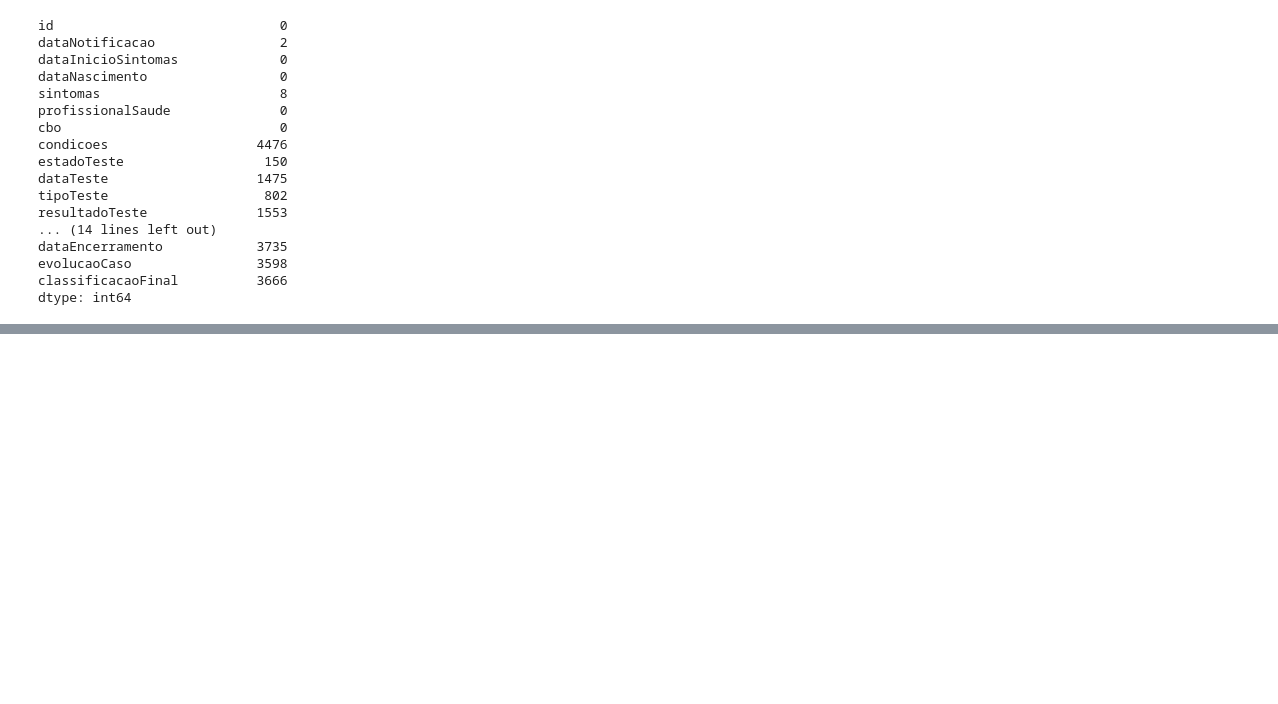
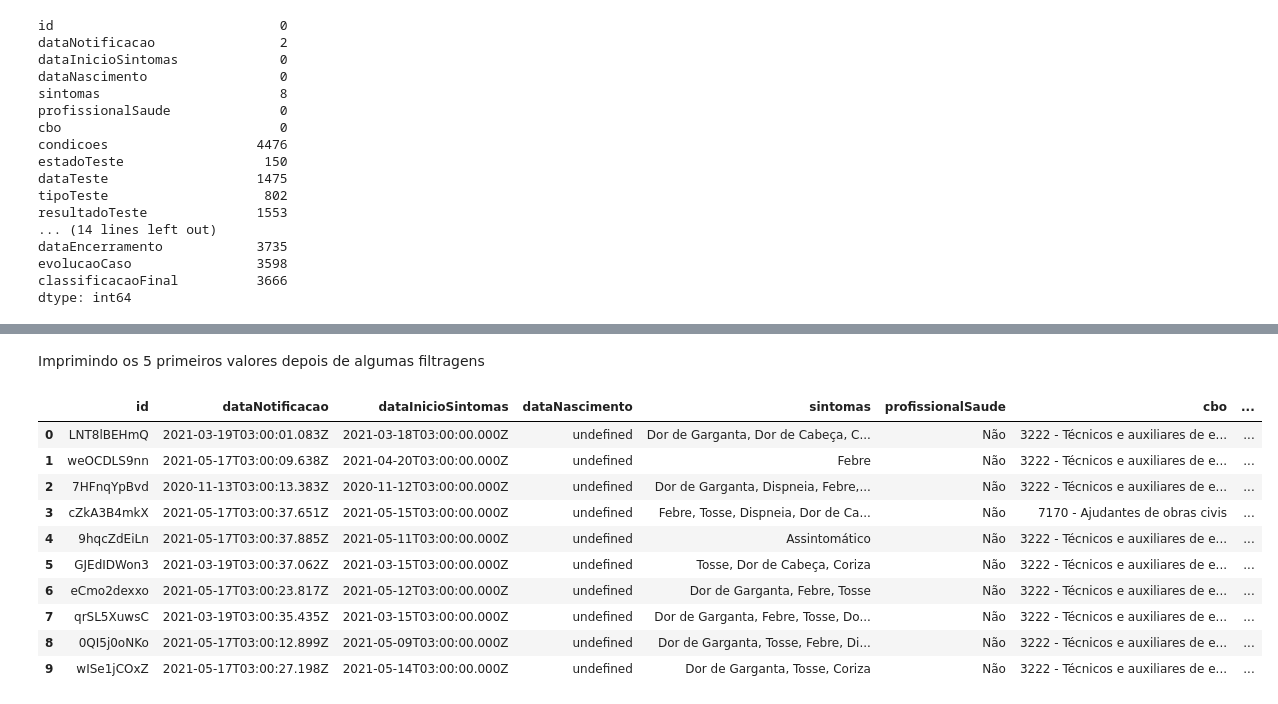
Before and after one commit to VagnerProjects/DataScience-Covid, a Jupyter notebook: SusCovid.ipynb, the cells around one changed output, grey strips where cells are left out. Cells and saved outputs as stored; diff of their text form; code cells hidden in the pictures; blank space fills up the shorter version.

```diff
--- a/SusCovid.ipynb
+++ b/SusCovid.ipynb
@@ -110,0 +141,16 @@ rj_gov_dt.loc[rj_gov_dt['dataEncerramento'] != '2021-05-19']
+# %% [markdown]
+Imprimindo os 5 primeiros valores depois de algumas filtragens
+# %%
+rj_gov_dt.head(10)
+# %% [output]
+|  | id | dataNotificacao | dataInicioSintomas | dataNascimento | sintomas | profissionalSaude | cbo | ... |
+| 0 | LNT8lBEHmQ | 2021-03-19T03:00:01.083Z | 2021-03-18T03:00:00.000Z | undefined | Dor de Garganta, Dor de Cabeça, C... | Não | 3222 - Técnicos e auxiliares de e... | ... |
+| 1 | weOCDLS9nn | 2021-05-17T03:00:09.638Z | 2021-04-20T03:00:00.000Z | undefined | Febre | Não | 3222 - Técnicos e auxiliares de e... | ... |
+| 2 | 7HFnqYpBvd | 2020-11-13T03:00:13.383Z | 2020-11-12T03:00:00.000Z | undefined | Dor de Garganta, Dispneia, Febre,... | Não | 3222 - Técnicos e auxiliares de e... | ... |
+| 3 | cZkA3B4mkX | 2021-05-17T03:00:37.651Z | 2021-05-15T03:00:00.000Z | undefined | Febre, Tosse, Dispneia, Dor de Ca... | Não | 7170 - Ajudantes de obras civis | ... |
+| 4 | 9hqcZdEiLn | 2021-05-17T03:00:37.885Z | 2021-05-11T03:00:00.000Z | undefined | Assintomático | Não | 3222 - Técnicos e auxiliares de e... | ... |
+| 5 | GJEdIDWon3 | 2021-03-19T03:00:37.062Z | 2021-03-15T03:00:00.000Z | undefined | Tosse, Dor de Cabeça, Coriza | Não | 3222 - Técnicos e auxiliares de e... | ... |
+| 6 | eCmo2dexxo | 2021-05-17T03:00:23.817Z | 2021-05-12T03:00:00.000Z | undefined | Dor de Garganta, Febre, Tosse | Não | 3222 - Técnicos e auxiliares de e... | ... |
+| 7 | qrSL5XuwsC | 2021-03-19T03:00:35.435Z | 2021-03-15T03:00:00.000Z | undefined | Dor de Garganta, Febre, Tosse, Do... | Não | 3222 - Técnicos e auxiliares de e... | ... |
+| 8 | 0QI5j0oNKo | 2021-05-17T03:00:12.899Z | 2021-05-09T03:00:00.000Z | undefined | Dor de Garganta, Tosse, Febre, Di... | Não | 3222 - Técnicos e auxiliares de e... | ... |
+| 9 | wISe1jCOxZ | 2021-05-17T03:00:27.198Z | 2021-05-14T03:00:00.000Z | undefined | Dor de Garganta, Tosse, Coriza | Não | 3222 - Técnicos e auxiliares de e... | ... |
```
Also changed, not shown: parts of 22 cells of this notebook.
